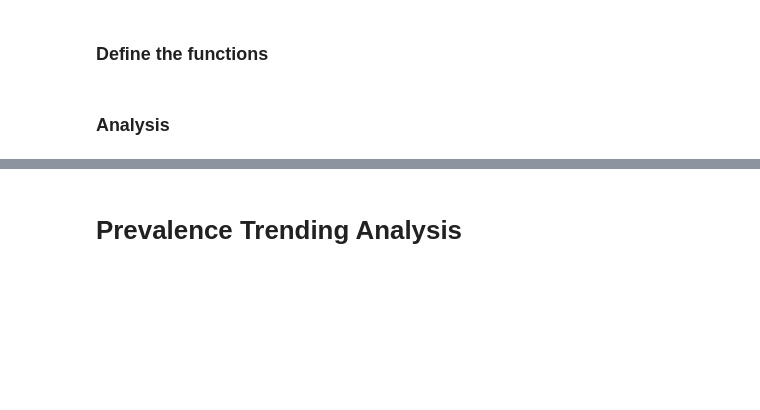
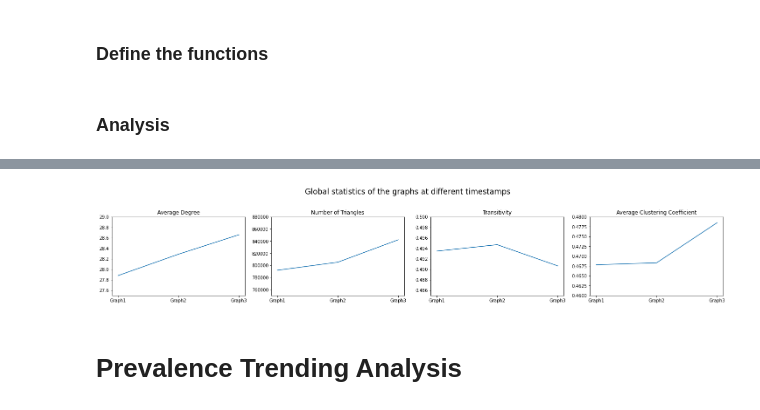
Before and after one commit to jinhangjiang/Covid_DisNet_Project, a Jupyter notebook: scripts/Graph_Summarization&Comparison.ipynb, the cells around one changed output, grey strips where cells are left out. Saved outputs shown, nothing was run; the diff lists cells and outputs as text; code cells hidden in the pictures; blank space fills up the shorter version.

```diff
--- a/scripts/Graph_Summarization&Comparison.ipynb
+++ b/scripts/Graph_Summarization&Comparison.ipynb
@@ -91,0 +101,7 @@ Wall time: 13.7 s
+# %%
+basicinfo = pd.DataFrame({"Graph":["Graph1","Graph2","Graph3"],
+                          "Average Degree":[27.8795,28.2870,28.6578],
+                          "Number of Triangles": [791705,804995,842044],
+                          "Transitivity":[0.493457,0.494684,0.490647],
+                          "Average Clustering Coefficient":[0.467797,0.468307,0.478485]})
+display(basicinfo)
@@ -91,0 +113,19 @@ Wall time: 13.7 s
+# %%
+%%time
+fig, axs = plt.subplots(nrows=1, ncols=4, figsize=(25,4))
+fig.suptitle('Global statistics of the graphs at different timestamps',fontsize="xx-large")
+fig.subplots_adjust(top=0.75)
+
+axs[0].plot(basicinfo.Graph, basicinfo["Average Degree"])
+axs[0].set_title("Average Degree",loc='center')
+axs[0].set_ylim([27.5,29])
+axs[1].plot(basicinfo.Graph, basicinfo["Number of Triangles"])
+axs[1].set_title("Number of Triangles",loc='center')
+axs[1].set_ylim([750000,880000])
+axs[2].plot(basicinfo.Graph, basicinfo["Transitivity"])
+axs[2].set_title("Transitivity",loc='center')
+axs[2].set_ylim([0.485,0.5])
+axs[3].plot(basicinfo.Graph, basicinfo["Average Clustering Coefficient"])
+axs[3].set_title("Average Clustering Coefficient",loc='center')
+axs[3].set_ylim([0.46,0.48])
+# %% [output]
@@ -92,3 +134,4 @@ Wall time: 13.7 s
+[figure, added]
 # %% [markdown]
 # Prevalence Trending Analysis
 # %%
```
Also changed, not shown: parts of 10 cells of this notebook, 2 other files.
